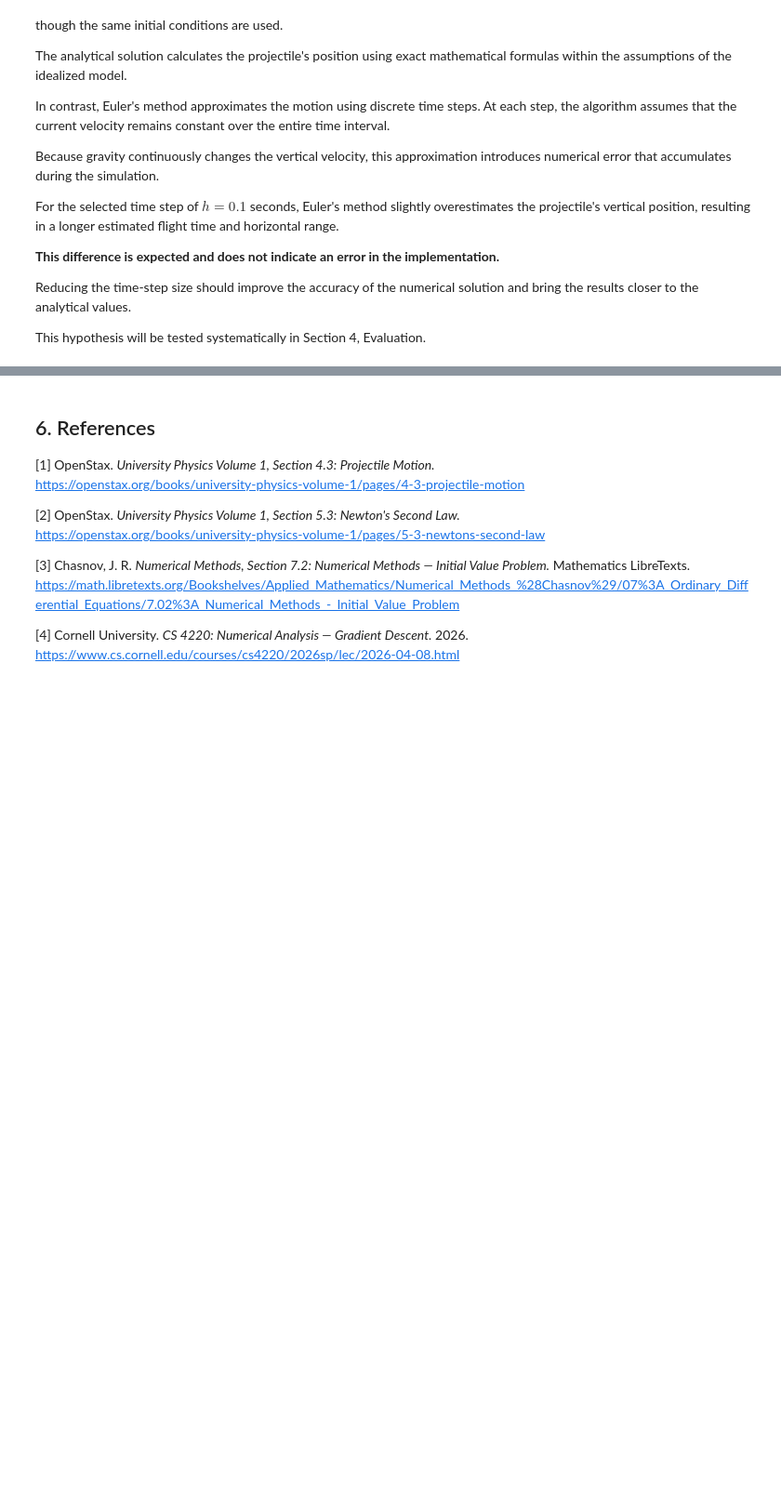
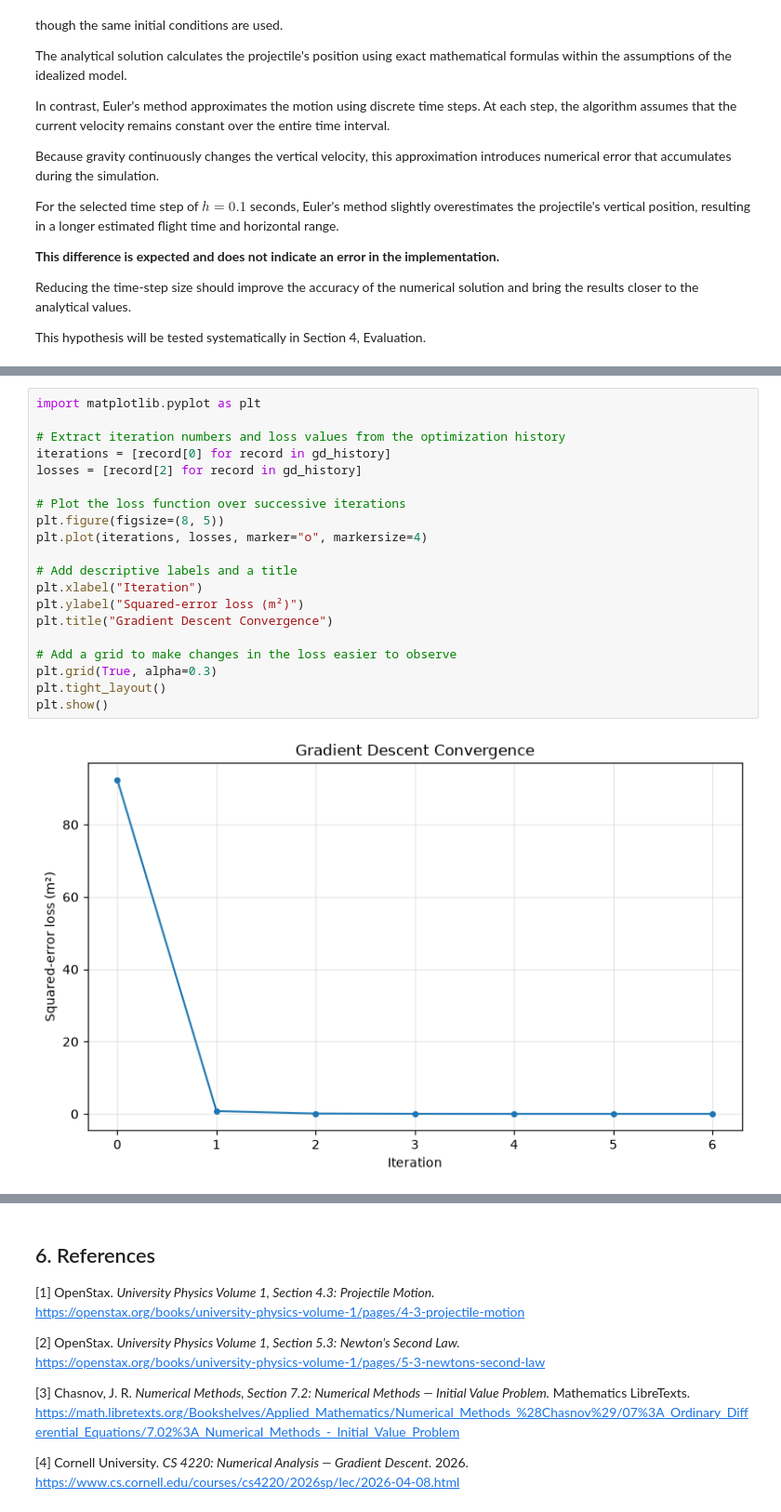
Before and after one commit to VesiBaleva/Math-Concepts-for-Developers, a Jupyter notebook: artillery_math.ipynb, the cells around one changed output, grey strips where cells are left out. Shown at 93% size. Drawn from its saved outputs; the diff is of its cells as text; blank space fills up the shorter version.

Commit message:
Implement gradient descent for automatic aiming

```diff
--- a/artillery_math.ipynb
+++ b/artillery_math.ipynb
@@ -1019,0 +1378,22 @@ The influence of these parameters will be evaluated experimentally in Section 4.
+# %%
+import matplotlib.pyplot as plt
+
+# Extract iteration numbers and loss values from the optimization history
+iterations = [record[0] for record in gd_history]
+losses = [record[2] for record in gd_history]
+
+# Plot the loss function over successive iterations
+plt.figure(figsize=(8, 5))
+plt.plot(iterations, losses, marker="o", markersize=4)
+
+# Add descriptive labels and a title
+plt.xlabel("Iteration")
+plt.ylabel("Squared-error loss (m²)")
+plt.title("Gradient Descent Convergence")
+
+# Add a grid to make changes in the loss easier to observe
+plt.grid(True, alpha=0.3)
+plt.tight_layout()
+plt.show()
+# %% [output]
+[figure, added]
```
Also changed, not shown: parts of 13 cells of this notebook.
